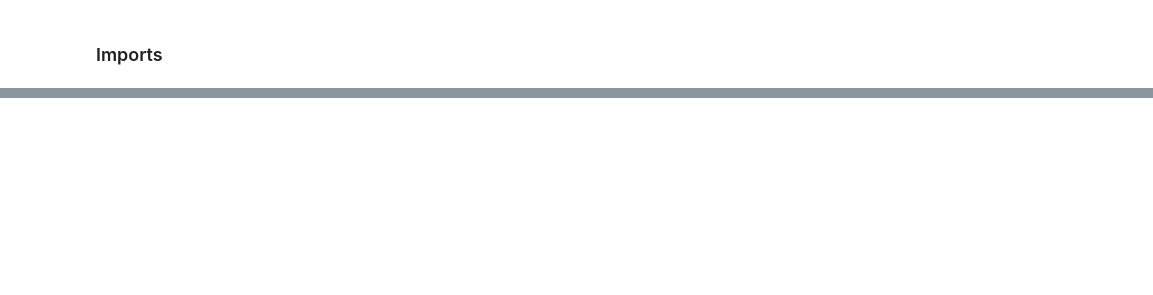
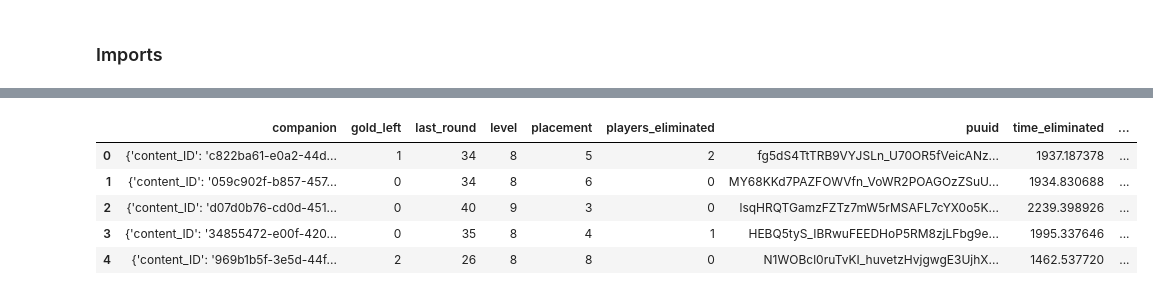
Before and after one commit to hilsts/BSW_TFT, a Jupyter notebook: EDA.ipynb, the cells around one changed output, grey strips where cells are left out. Cells and saved outputs as stored; diff of their text form; code cells hidden in the pictures; blank space fills up the shorter version.

```diff
--- a/EDA.ipynb
+++ b/EDA.ipynb
@@ -56,0 +10,2 @@ for i in l[:2]:
+# %%
+data.remove(data[-1])
@@ -56,0 +32,9 @@ for i in l[:2]:
+# %%
+info_list = [ast.literal_eval(match)['info'] for match in data]
+metadata_list = [ast.literal_eval(match)['metadata'] for match in data]
+info_df = pd.DataFrame(info_list)
+metadata_df = pd.DataFrame(metadata_list)
+
+match_df = pd.merge(info_df, metadata_df, left_index=True, right_index=True, how='inner',
+                  suffixes=('_info', '_metadata'))
+match_df.head()
@@ -56,0 +48,2 @@ for i in l[:2]:
+# %%
+match_part_list = match_df[['match_id', 'participants_info']].to_dict('records')
@@ -56,0 +86,10 @@ for i in l[:2]:
+# %%
+match_part_df = pd.DataFrame(part_list)
+match_part_df.head()
+# %% [output]
+|  | companion | gold_left | last_round | level | placement | players_eliminated | puuid | time_eliminated | ... |
+| 0 | {'content_ID': 'c822ba61-e0a2-44d... | 1 | 34 | 8 | 5 | 2 | fg5dS4TtTRB9VYJSLn_U70OR5fVeicANz... | 1937.187378 | ... |
+| 1 | {'content_ID': '059c902f-b857-457... | 0 | 34 | 8 | 6 | 0 | MY68KKd7PAZFOWVfn_VoWR2POAGOzZSuU... | 1934.830688 | ... |
+| 2 | {'content_ID': 'd07d0b76-cd0d-451... | 0 | 40 | 9 | 3 | 0 | lsqHRQTGamzFZTz7mW5rMSAFL7cYX0o5K... | 2239.398926 | ... |
+| 3 | {'content_ID': '34855472-e00f-420... | 0 | 35 | 8 | 4 | 1 | HEBQ5tyS_IBRwuFEEDHoP5RM8zjLFbg9e... | 1995.337646 | ... |
+| 4 | {'content_ID': '969b1b5f-3e5d-44f... | 2 | 26 | 8 | 8 | 0 | N1WOBcl0ruTvKI_huvetzHvjgwgE3UjhX... | 1462.537720 | ... |
```
Also changed, not shown: parts of 18 cells of this notebook, 2 other files.
